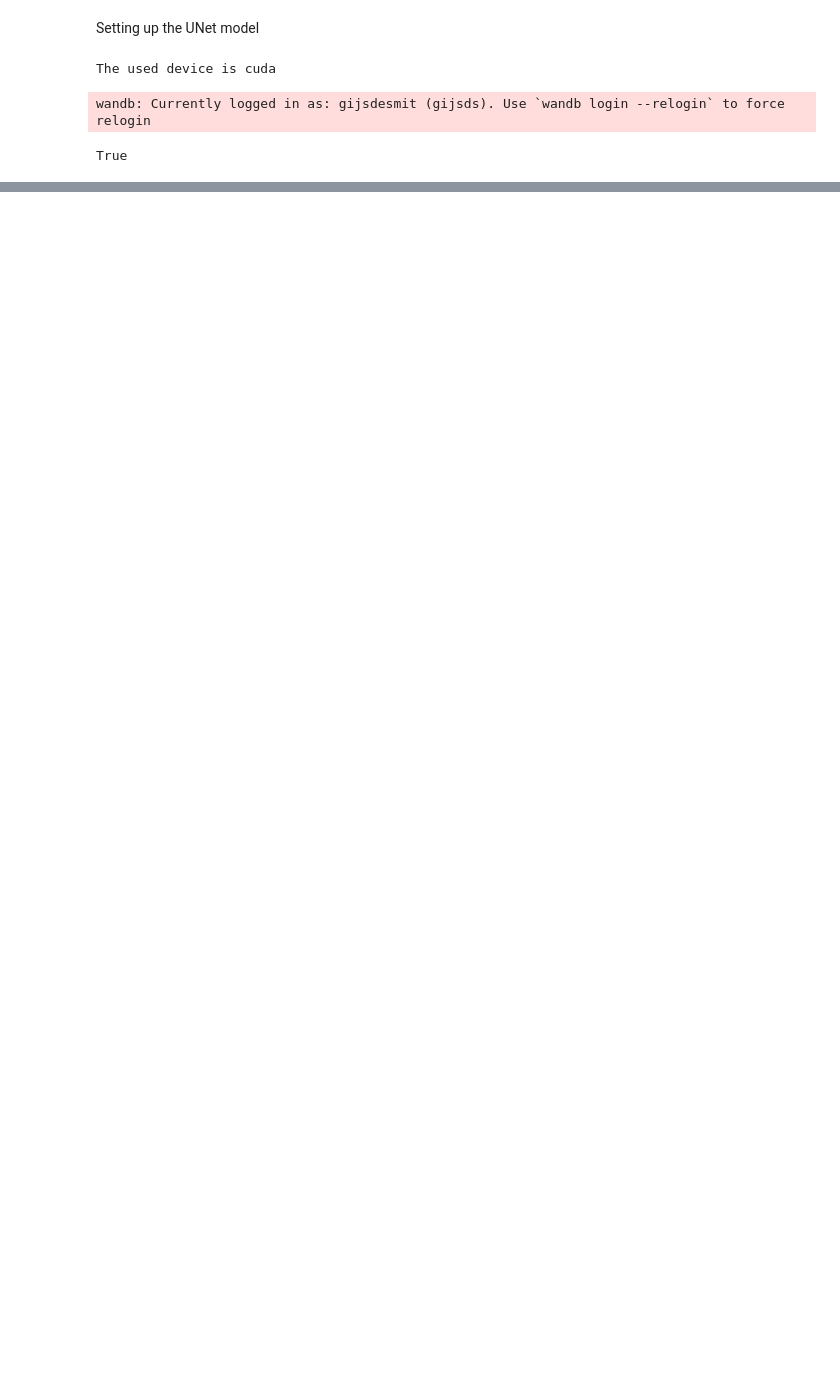
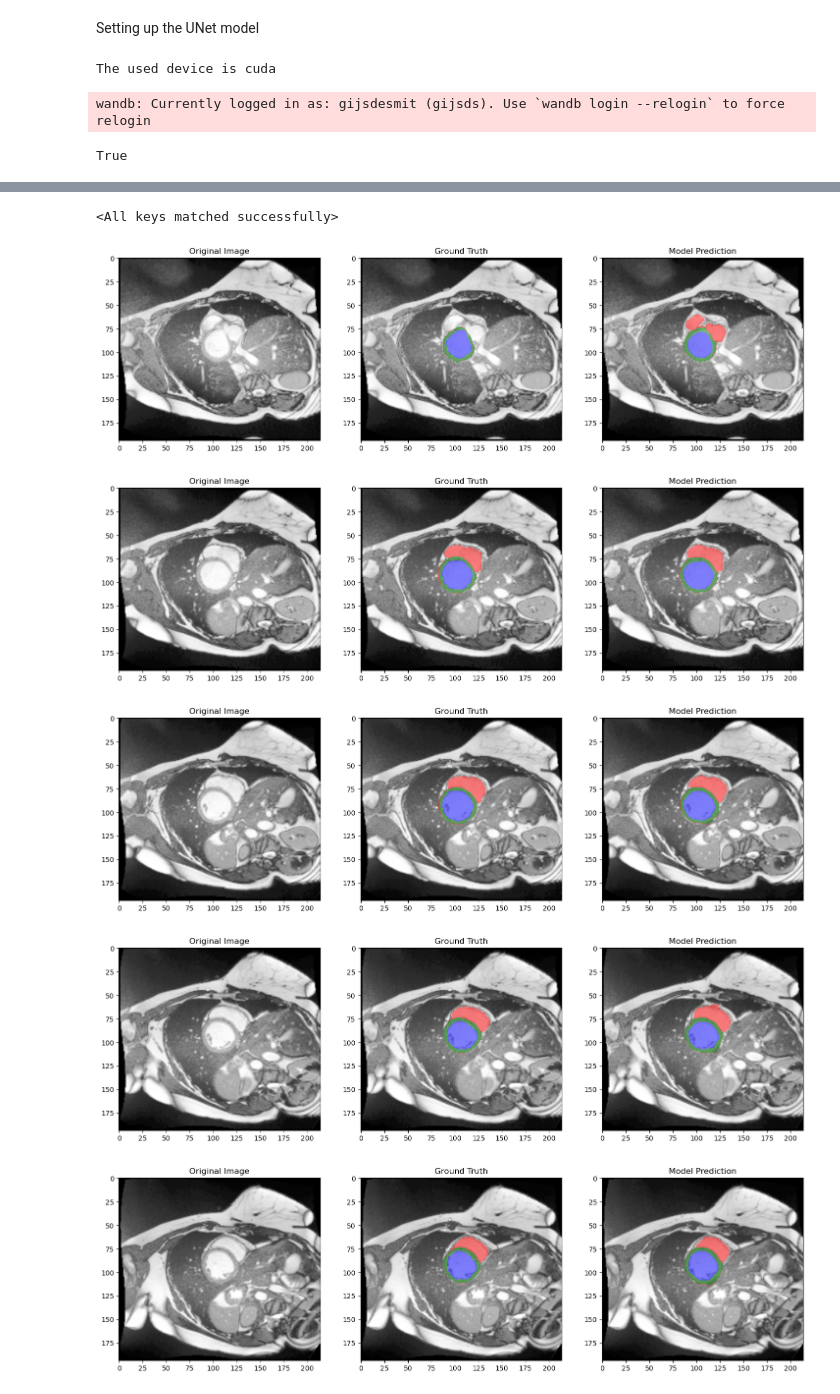
Before and after one commit to gijsdesmit/DLMIA, a Jupyter notebook: notebooks/UNet_segmentation.ipynb, the cells around one changed output, grey strips where cells are left out. Drawn from its saved outputs; the diff is of its cells as text; code cells hidden in the pictures; blank space fills up the shorter version.

```diff
--- a/notebooks/UNet_segmentation.ipynb
+++ b/notebooks/UNet_segmentation.ipynb
@@ -130,11 +133,15 @@ df_metadata.head(10)
 | 7 | 004 | 15 | ../data/Training\patient004\patie... | ../data/Training\patient004\patie... | Training | 1 | 15 | DCM | 159.0 | ... |
 | 8 | 005 | 01 | ../data/Training\patient005\patie... | ../data/Training\patient005\patie... | Training | 1 | 13 | DCM | 165.0 | ... |
 | 9 | 005 | 13 | ../data/Training\patient005\patie... | ../data/Training\patient005\patie... | Training | 1 | 13 | DCM | 165.0 | ... |
+# %%
+# Split the DataFrame into training and testing sets
+train_df = df_metadata[df_metadata['dataset_type'] == 'Training']
+test_df = df_metadata[df_metadata['dataset_type'] == 'Testing']
+
+# Split the testing set into ES and ED stages
+test_ed_df = test_df[test_df['frame_number'].astype(int) == test_df['ED']]
+test_es_df = test_df[test_df['frame_number'].astype(int) == test_df['ES']]
 # %%
-# Split the DataFrame into training and testing sets
-train_df = df_metadata[df_metadata['dataset_type'] == 'Training']
-test_df = df_metadata[df_metadata['dataset_type'] == 'Testing']
-
 import torch.nn.functional as F
 
 def one_hot_encode(slice_label, num_classes):
@@ -183,6 +190,9 @@ def create_slices_dict(df, num_classes=4):
 training_slices_dict = create_slices_dict(train_df)
 testing_slices_dict = create_slices_dict(test_df)
 
+testing_ed_slices_dict = create_slices_dict(test_ed_df)
+testing_es_slices_dict = create_slices_dict(test_es_df)
+
 # Define custom transform to load data
 # class LoadData(Transform):
 #     def __init__(self, keys=None):
@@ -575,5 +583,11 @@ run.finish()
 # %%
 #TODO: load saved model for evaluation
+
+#load model from model_saves .pt file
+
+model.load_state_dict(torch.load('../model_saves/trainedUNet_Fourth_Run_checkpoint_70.pt'))
+# %% [output]
+<All keys matched successfully>
 # %%
 def visual_evaluation(sample, model):
     """
@@ -611,31 +625,42 @@ def visual_evaluation(sample, model):
 
     # Plot ground truth
     ax[1].imshow(sample['image'].squeeze().numpy(), cmap='gray')
     ax[1].imshow(ground_truth, cmap=label_cmap, alpha=0.5)
     ax[1].set_title('Ground Truth')
 
     # Plot model prediction
     ax[2].imshow(sample['image'].squeeze().numpy(), cmap='gray')
     ax[2].imshow(predicted_label, cmap=label_cmap, alpha=0.5)
     ax[2].set_title('Model Prediction')
 
     plt.show()
 
 test_transform = monai.transforms.Compose([
     LoadData(keys=['image', 'label']),
     HistogramEqualization(),
     monai.transforms.SpacingD(keys=['image', 'label'], pixdim=(pixdim_x, pixdim_y, None), mode=['bilinear', 'nearest']),
     ConvertToFloat32(),
     monai.transforms.ToTensorD(keys=['image', 'label'])
 ])
 
-
 test_dataset = Dataset(data=testing_slices_dict, transform=test_transform)
 test_loader = DataLoader(test_dataset, batch_size=1)
+
+test_ed_dataset = Dataset(data=testing_ed_slices_dict, transform=test_transform)
+test_ed_loader = DataLoader(test_ed_dataset, batch_size=1)
+
+test_es_dataset = Dataset(data=testing_es_slices_dict, transform=test_transform)
+test_es_loader = DataLoader(test_es_dataset, batch_size=1)
 
 i = 0
 for sample in test_loader:
     visual_evaluation(sample, model)
     i += 1
     if i == 5:
         break
+# %% [output]
+[figure, added]
+[figure, added]
+[figure, added]
+[figure, added]
+[figure, added]
```
Also changed, not shown: parts of 12 cells of this notebook, 3 other files.
